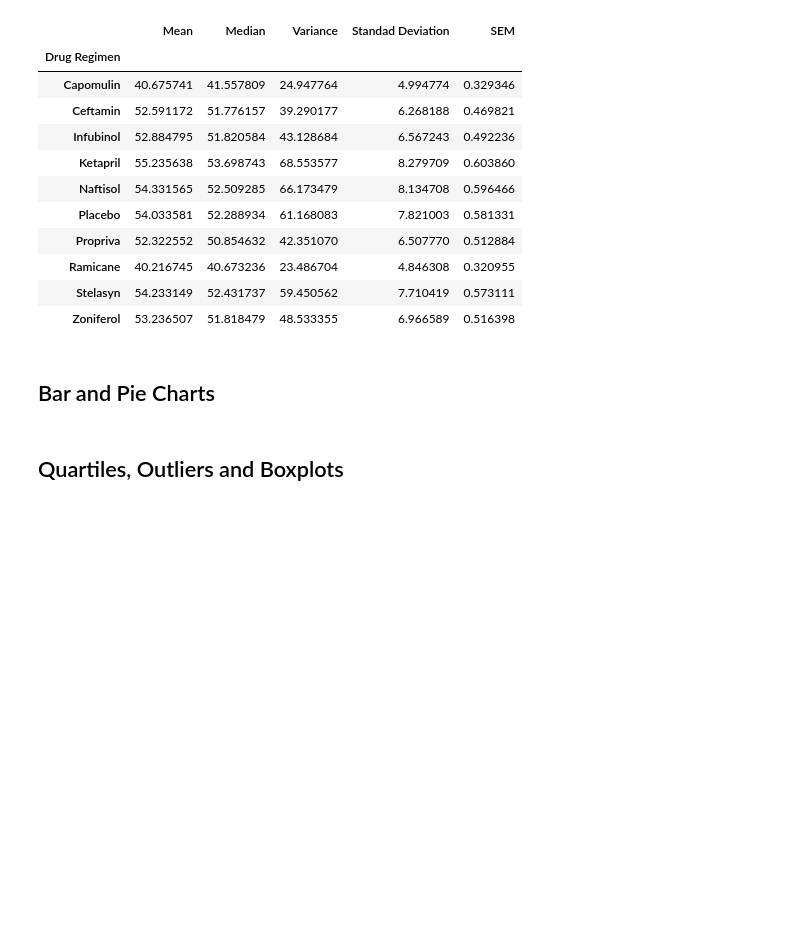
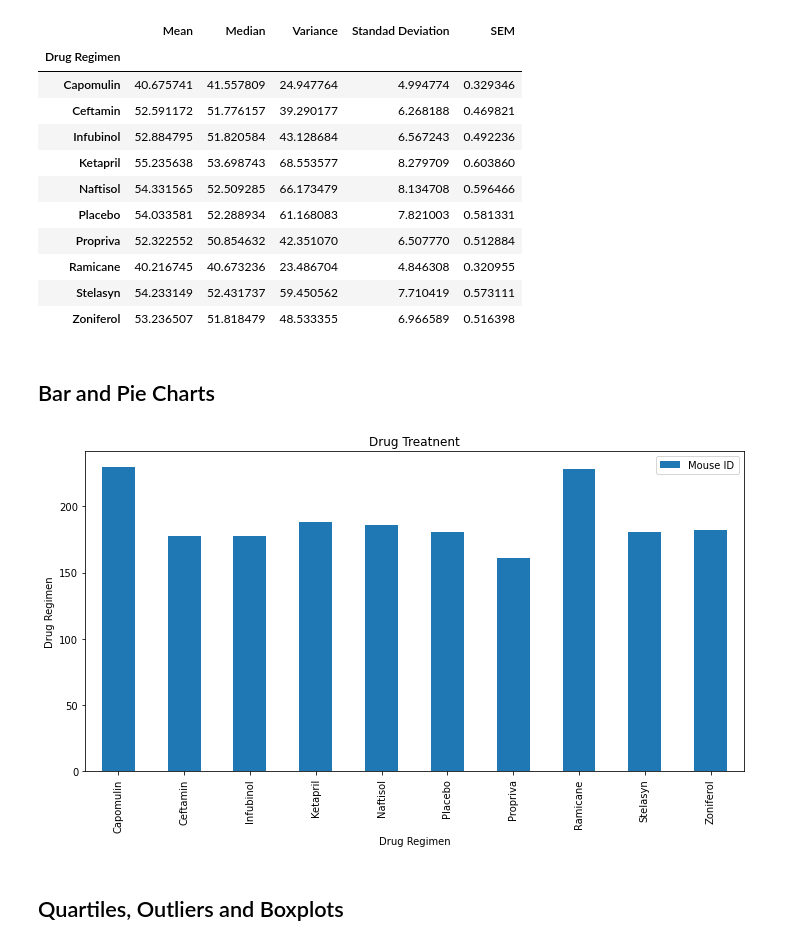
Before and after one commit to KendallMcCroy/Matplotlib-Homework-5, a Jupyter notebook: Pymaceuticals/pymaceuticals_starter.ipynb, the cells around one changed output. Saved outputs shown, nothing was run; the diff lists cells and outputs as text; code cells hidden in the pictures; blank space fills up the shorter version.

Commit message:
Added Bar chart

```diff
--- a/Pymaceuticals/pymaceuticals_starter.ipynb
+++ b/Pymaceuticals/pymaceuticals_starter.ipynb
@@ -118,12 +118,20 @@ ss_summary_df
 # %%
 # Generate a bar plot showing the total number of timepoints for all mice tested for each drug regimen using Pandas.
 
 drug_regimen_df = pd.DataFrame(combined_df.groupby(["Drug Regimen"]).count()).reset_index()
 drug_regimen_df
 
 # Only want to use 1st 2 coloumns
 regimen_df = drug_regimen_df[["Drug Regimen", "Mouse ID"]]
 regimen_df = regimen_df.set_index("Drug Regimen")
+
+# Start bar chat
+regimen_df.plot(kind="bar", figsize=(10,6))
+plt.title("Drug Treatnent")
+plt.ylabel ("Drug Regimen")
+plt.tight_layout()
+# %% [output]
+[figure, added]
 # %%
 # Generate a bar plot showing the total number of timepoints for all mice tested for each drug regimen using pyplot.
 # %%
```
